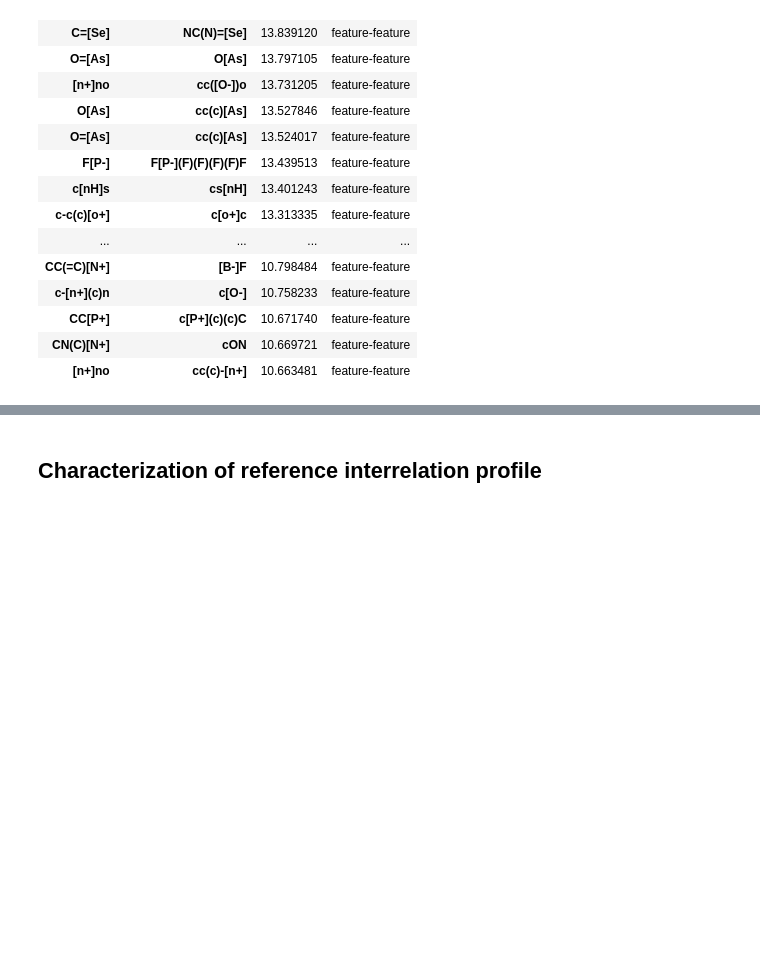
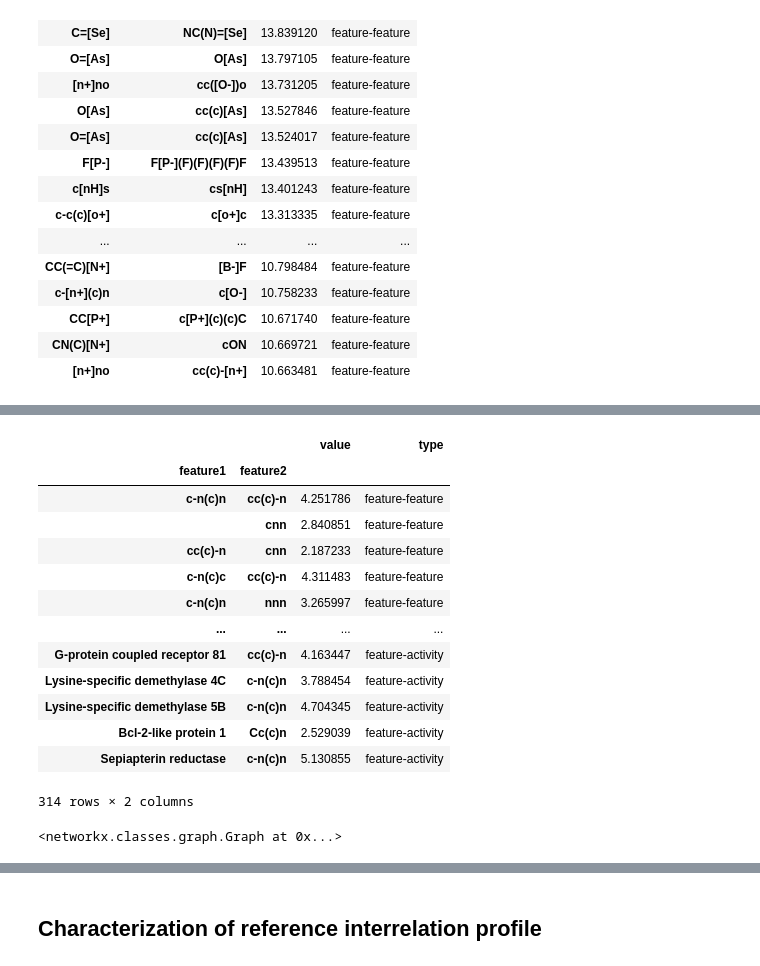
Before and after one commit to cmeloi/fip3, a Jupyter notebook: docs/cookbook/basic_interrelation_analysis.ipynb, the cells around one changed output, grey strips where cells are left out. Drawn from its saved outputs; the diff is of its cells as text; code cells hidden in the pictures; blank space fills up the shorter version.

```diff
--- a/docs/cookbook/basic_interrelation_analysis.ipynb
+++ b/docs/cookbook/basic_interrelation_analysis.ipynb
@@ -32,6 +32,8 @@ REFERENCE_COOCCURRENCE_MX_VECTOR_COUNT = 5063486
 REFERENCE_MINIMAL_COOCCURRENCE_CUTOFF = int(MINIMAL_COOCCURRENCE_CUTOFF *
                                             (REFERENCE_COOCCURRENCE_MX_VECTOR_COUNT /
                                              COOCCURRENCE_MX_VECTOR_COUNT))
+
+TRACKED_FEATURES = ['Cannabinoid CB1 receptor']
 # %% [markdown]
 ## Loading an interrelation profile
 From interrelation files already preprocessed by scripts in fip3/scripts
@@ -571,0 +623,25 @@ with pd.option_context('display.max_rows', None, 'display.max_columns', None):
+# %%
+tf = q.select_raw_interrelations_involving(TRACKED_FEATURES, 1)
+tf
+# %% [output]
+|  |  | value | type |
+| feature1 | feature2 |  |  |
+| c-n(c)n | cc(c)-n | 4.251786 | feature-feature |
+|  | cnn | 2.840851 | feature-feature |
+| cc(c)-n | cnn | 2.187233 | feature-feature |
+| c-n(c)c | cc(c)-n | 4.311483 | feature-feature |
+| c-n(c)n | nnn | 3.265997 | feature-feature |
+| ... | ... | ... | ... |
+| G-protein coupled receptor 81 | cc(c)-n | 4.163447 | feature-activity |
+| Lysine-specific demethylase 4C | c-n(c)n | 3.788454 | feature-activity |
+| Lysine-specific demethylase 5B | c-n(c)n | 4.704345 | feature-activity |
+| Bcl-2-like protein 1 | Cc(c)n | 2.529039 | feature-activity |
+| Sepiapterin reductase | c-n(c)n | 5.130855 | feature-activity |
+314 rows × 2 columns
+# %%
+graph = nx.Graph()
+for feature_pair, row in tf.iterrows():
+    graph.add_edge(feature_pair[0], feature_pair[1], weight=float(row['value']))
+graph
+# %% [output]
+<networkx.classes.graph.Graph at 0x...>
```
Also changed, not shown: parts of 6 cells of this notebook.
